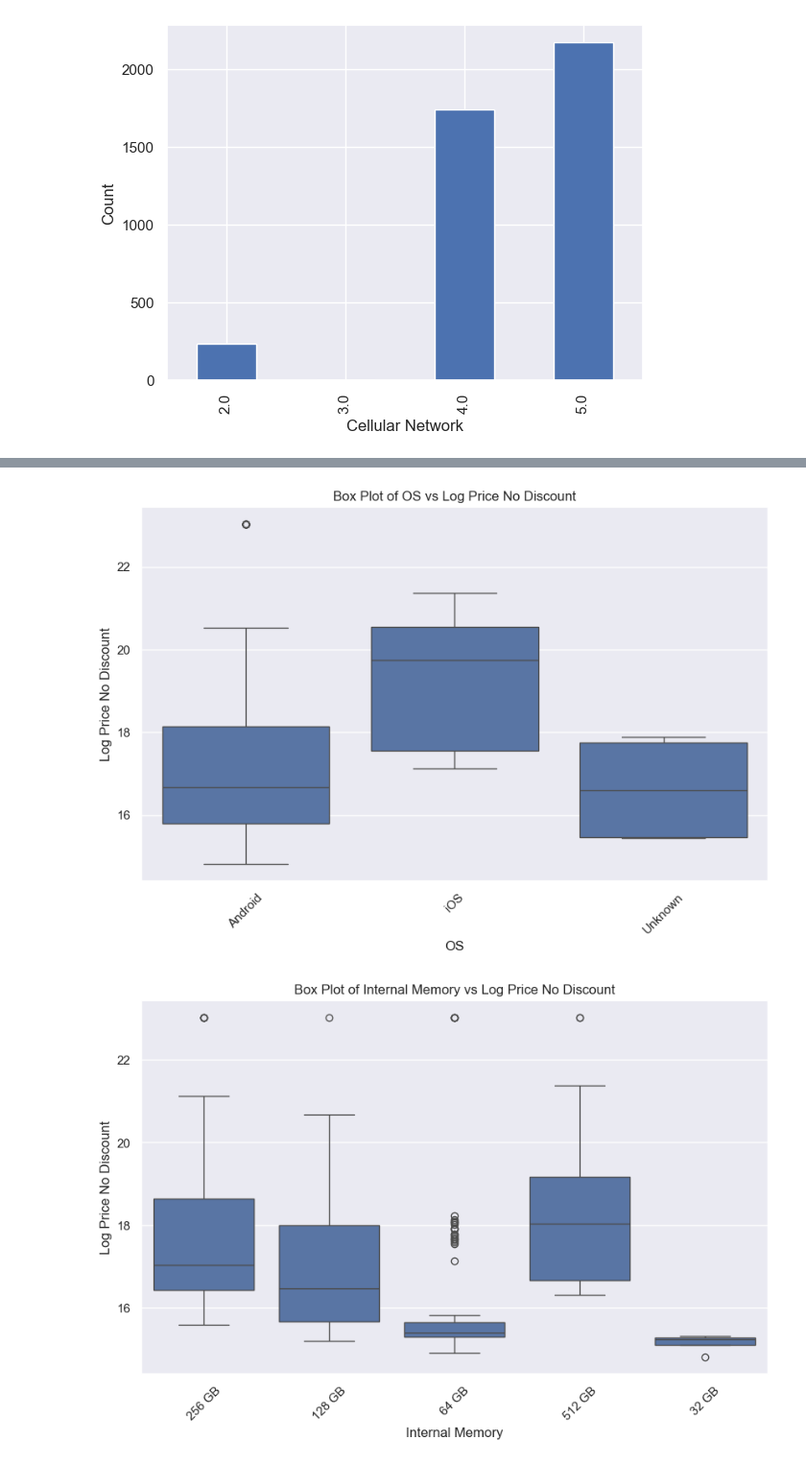
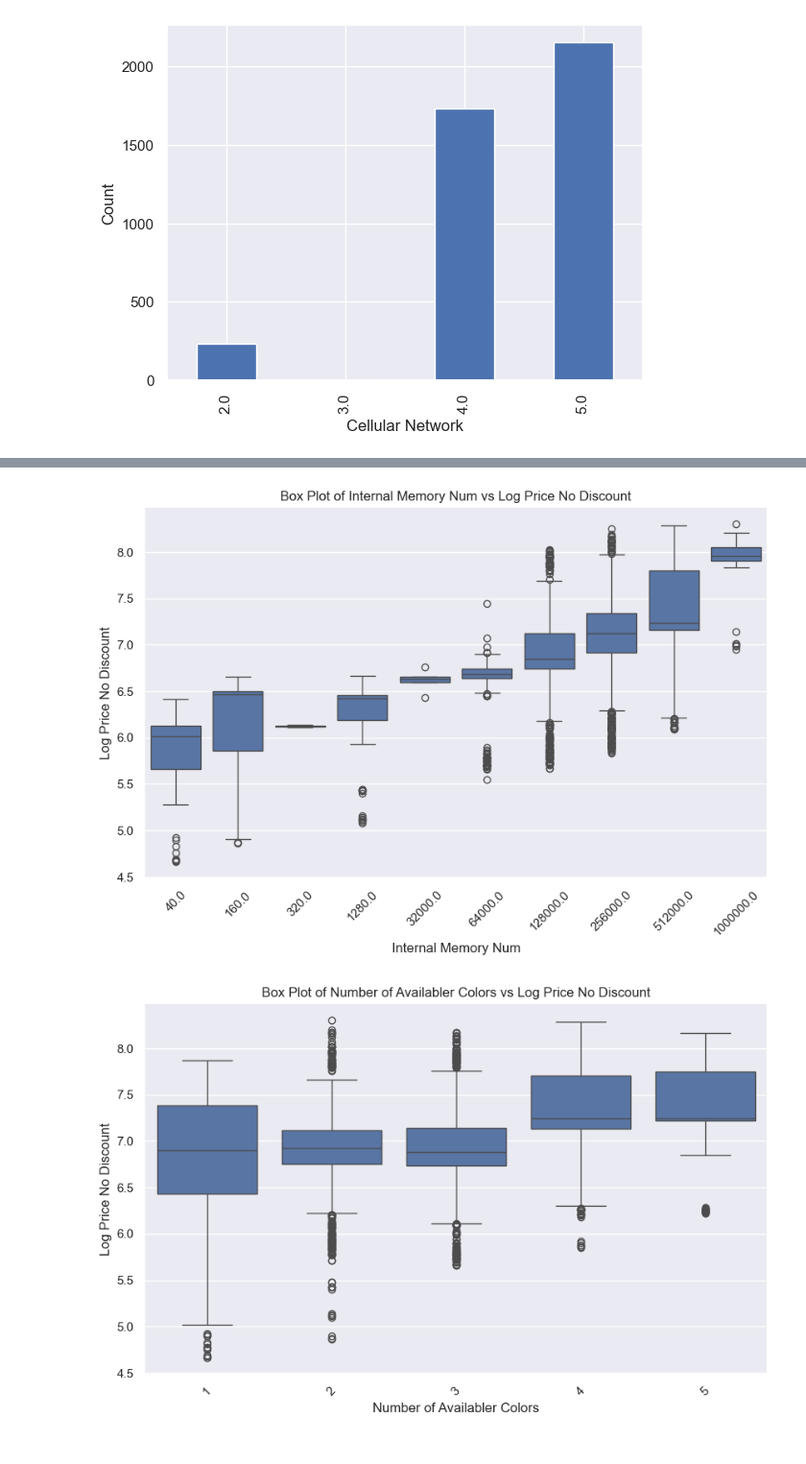
Before and after one commit to itspaspas/DataScience-S03, a Jupyter notebook: Project/P1/DS-P1.ipynb, the cells around one changed output, grey strips where cells are left out. Shown at 96% size. Saved outputs shown, nothing was run; the diff lists cells and outputs as text; code cells hidden in the pictures.

Commit message:
fixed correlation matrix and plots

```diff
--- a/Project/P1/DS-P1.ipynb
+++ b/Project/P1/DS-P1.ipynb
@@ -1123,27 +1146,27 @@ df[print_colls]
 # %%
-def get_cpu_rate(x):
+def get_min_max_from_feature(x):
     if x == np.nan or type(x) != type(""):
         return [np.nan, np.nan]
 
     num_list = []
-    splited_rate = x.split()
+    splited_rate = re.sub('[^0-9-]', '',x).split('-')
     for rate in splited_rate:
         try:
             num_rate = float(rate)
             num_list.append(num_rate)
         except:
-            continue
+            print(rate)
 
     if (len(num_list) == 2):
         if num_list[0] > num_list[1]:
             num_list = [num_list[1], num_list[0]]
         return num_list
     else:
-        return [np.nan, np.nan]
+        return [num_list[0], num_list[0]]
 # %%
 target_cols = ['CPU Clock Rate Min', "CPU Clock Rate Max"]
 for i, col in enumerate(target_cols):
-    df.loc[:, col] = df["CPU Clock Rate"].apply(lambda x: get_cpu_rate(x)[i])
+    df.loc[:, col] = df["CPU Clock Rate"].apply(lambda x: get_min_max_from_feature(x)[i])
 df[target_cols] = df[target_cols].astype(float)
 df[target_cols]
 # %% [output]
@@ -1163,7 +1186,7 @@ df[target_cols]
 # %%
 target_cols = ['Range of Screen Size Min', "Range of Screen Size Max"]
 for i, col in enumerate(target_cols):
-    df.loc[:, col] = df["Range of Screen Size"].apply(lambda x: get_cpu_rate(x)[i])
+    df.loc[:, col] = df["Range of Screen Size"].apply(lambda x: get_min_max_from_feature(x)[i])
 df[target_cols] = df[target_cols].astype(float)
 df[target_cols]
 # %% [output]
@@ -1794,60 +1778,26 @@ missing_data_df.sort_values('Percentage Missing', ascending=True).tail(60)
+# %%
+df.loc[:,'Warranty']=df['Warranty'].fillna('No Warranty')
 # %%
-numerical_columns = [
-    'RAM', 'Internal Memory', 'Number of Availabler Colors',
-    'Score', 'Warranty', 'Camera Resolution', 'Cellular Network',
-    'Price Final', 'Price No Discount',
-]
+cols_to_plot=['RAM Num', 'Internal Memory Num', 'Number of Availabler Colors',
+    'Score', 'Camera Resolution', 'Cellular Network','Brand Country',
+    'CPU Clock Rate Min','CPU Clock Rate Max', 'City','X Screen Resolution',
+    'Range of Screen Size Min','Range of Screen Size Max']
 
-df = df.dropna(subset=numerical_columns)
-
-categorical_columns = ['RAM', 'Internal Memory','OS', 'Category', 'Range of Screen Size', 'City']
-
-for col in categorical_columns:
-    df[col] = df[col].fillna('Unknown')
-
-df['OS'] = df['OS'].astype(str)
-df['Category'] = df['Category'].astype(str)
-df['City'] = df['City'].astype(str)
-df['RAM'] = df['RAM'].astype(str)
-df['Internal Memory'] = df['Internal Memory'].astype(str)
-
-df['Log Price No Discount'] = np.log1p(df['Price No Discount'])
+df['Log Price No Discount'] = np.log10(df['Price No Discount'])
 
 def reshape_text(text):
     return get_display(arabic_reshaper.reshape(text))
 
-columns_to_plot = [
-    'RAM', 'OS', 'Internal Memory', 'Number of Availabler Colors',
-    'Score', 'Category', 'Camera Resolution',
-    'Range of Screen Size', 'Cellular Network', 'City'
-]
-
-for column in columns_to_plot:
+for column in cols_to_plot:
     plt.figure(figsize=(10, 6))
     try:
-        if column in ['OS', 'Category', 'Range of Screen Size', 'City']:
+        if column in ['OS', 'Category', 'City']:
             df[column] = df[column].apply(reshape_text)
 
-        sns.boxplot(data=df, x=column, y='Log Price No Discount')
+        sns.boxplot(data=df[[column,'Log Price No Discount']].dropna(), x=column, y='Log Price No Discount')
         plt.title(f'Box Plot of {column} vs Log Price No Discount')
         plt.xticks(rotation=45)
         plt.show()
     except ValueError as e:
         print(f"Could not plot box plot for column {column}: {e}")
-
-df_encoded = pd.get_dummies(df[columns_to_plot], drop_first=False)
-
-df_encoded['Price No Discount'] = df['Price No Discount']
-df_encoded['CPU Clock Rate Min'] = df['CPU Clock Rate Min']
-df_encoded['CPU Clock Rate Max'] = df['CPU Clock Rate Max']
-
-
-corr_matrix = df_encoded.corr()
-
-plt.figure(figsize=(20, 15))
-sns.heatmap(corr_matrix, annot=True, fmt='.2f', cmap='coolwarm', linewidths=0.5, annot_kws={"size": 10}, cbar_kws={"shrink": 0.75})
-plt.title('Correlation Heatmap', fontsize=20)
-plt.xticks(fontsize=12)
-plt.yticks(fontsize=12)
-plt.show()
 # %% [output]
@@ -1855,2 +1805,2 @@ plt.show()
-[figure, old version]
+[figure, new version]
-[figure, old version]
+[figure, new version]
```
Also changed, not shown: parts of 73 cells of this notebook.
